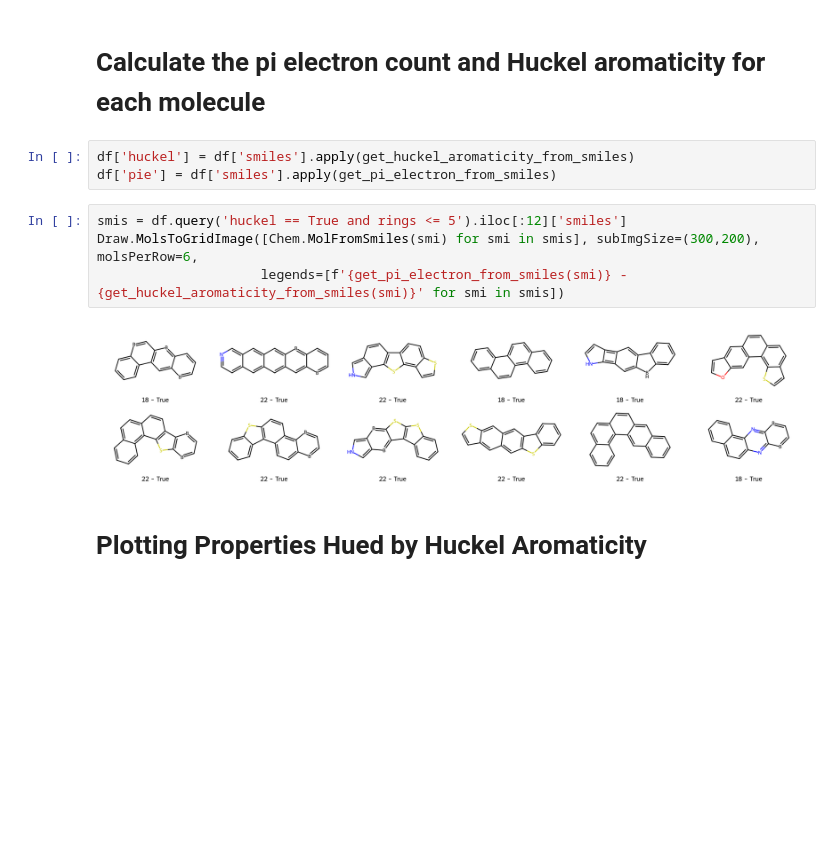
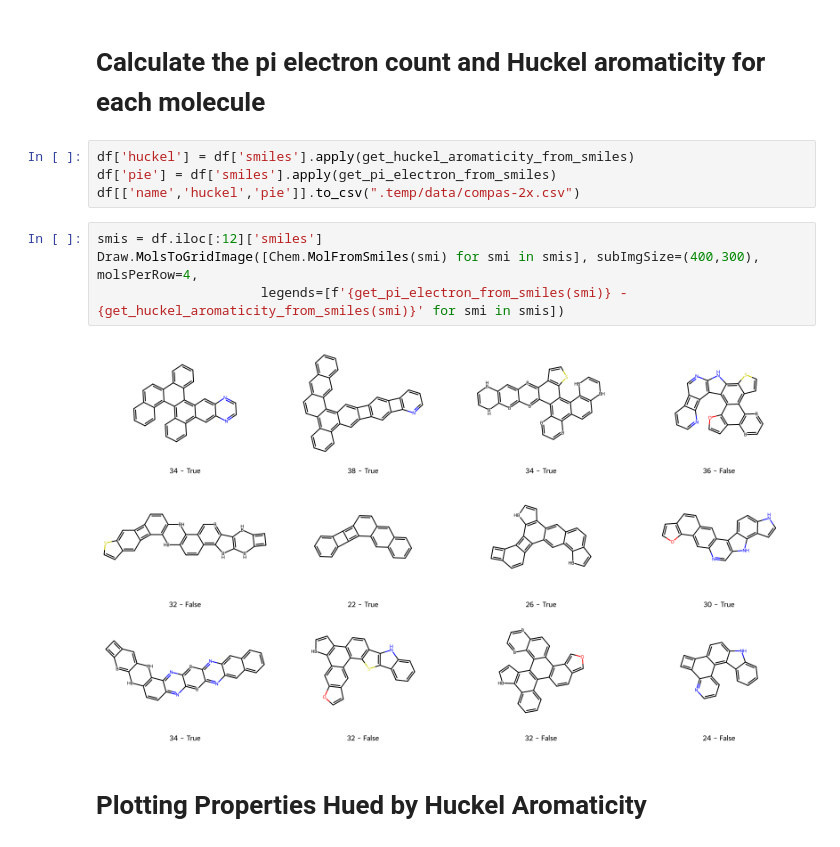
Before and after one commit to e-mayo/compas-analyisis, a Jupyter notebook: notebooks/pi_electrons_calculations.ipynb, the cells around one changed output. Drawn from its saved outputs; the diff is of its cells as text; blank space fills up the shorter version.

```diff
--- a/notebooks/pi_electrons_calculations.ipynb
+++ b/notebooks/pi_electrons_calculations.ipynb
@@ -174,12 +174,13 @@ MolGridWidget()
 # %%
 df['huckel'] = df['smiles'].apply(get_huckel_aromaticity_from_smiles)
 df['pie'] = df['smiles'].apply(get_pi_electron_from_smiles)
+df[['name','huckel','pie']].to_csv(".temp/data/compas-2x.csv")
 # %%
-smis = df.query('huckel == True and rings <= 5').iloc[:12]['smiles']
-Draw.MolsToGridImage([Chem.MolFromSmiles(smi) for smi in smis], subImgSize=(300,200), molsPerRow=6,
+smis = df.iloc[:12]['smiles']
+Draw.MolsToGridImage([Chem.MolFromSmiles(smi) for smi in smis], subImgSize=(400,300), molsPerRow=4,
                      legends=[f'{get_pi_electron_from_smiles(smi)} - {get_huckel_aromaticity_from_smiles(smi)}' for smi in smis])
 # %% [output]
-[figure, old version]
+[figure, new version]
 # %% [markdown]
 # Plotting Properties Hued by Huckel Aromaticity
 # %%
```
Also changed, not shown: parts of 1 cell of this notebook.
